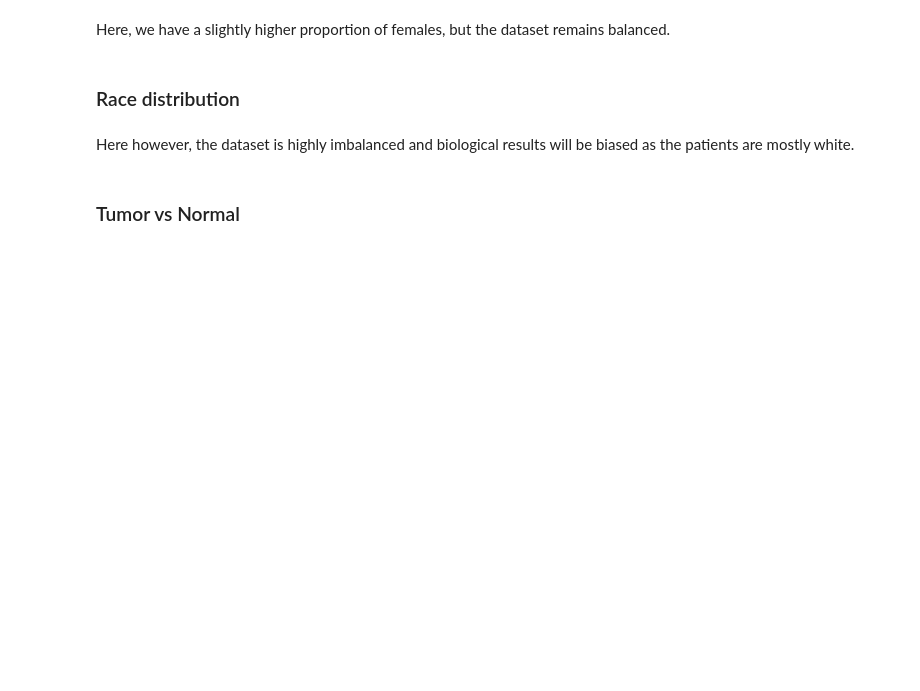
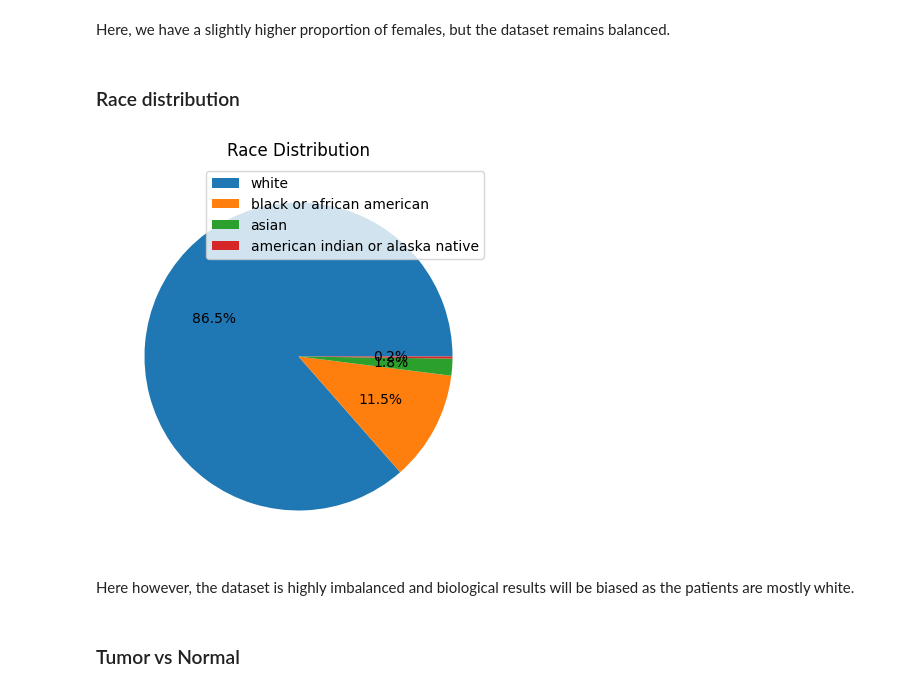
Before and after one commit to valdugay/OMICS_Lung_Cancer, a Jupyter notebook: Notebook.ipynb, the cells around one changed output. Saved outputs shown, nothing was run; the diff lists cells and outputs as text; code cells hidden in the pictures; blank space fills up the shorter version.

```diff
--- a/Notebook.ipynb
+++ b/Notebook.ipynb
@@ -121,3 +129,11 @@ fig.show()
+# %%
+plt.figure(figsize=(10,5))
+plt.pie(clinical['race'].value_counts(), autopct='%1.1f%%')
+plt.title('Race Distribution')
+plt.legend(clinical['race'].value_counts().index, loc='upper right')
+plt.show()
+# %% [output]
+[figure, added]
 # %% [markdown]
 Here however, the dataset is highly imbalanced and biological results will be biased as the patients are mostly white.
 # %% [markdown]
```
Also changed, not shown: parts of 17 cells of this notebook.
